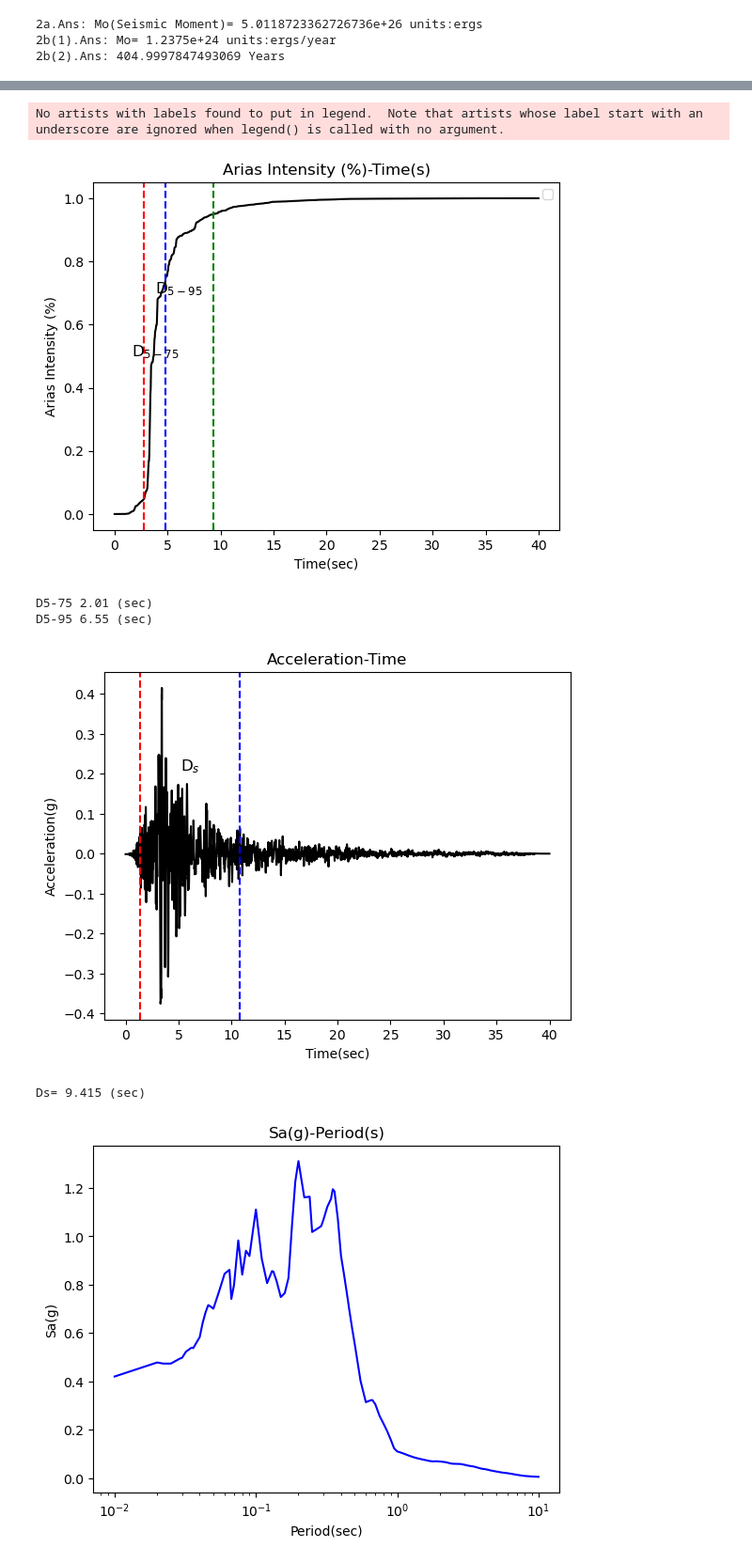
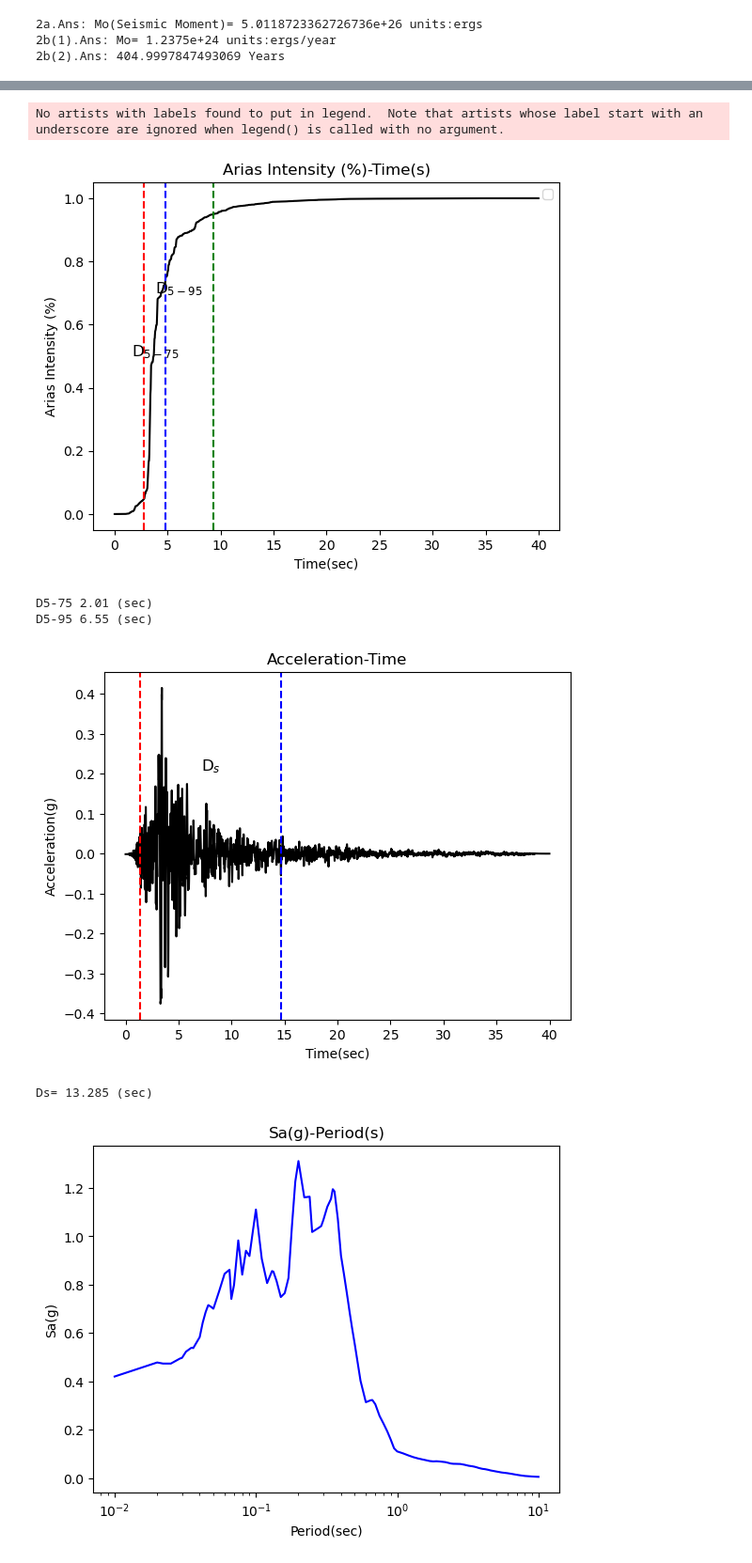
Before and after one commit to chsuYYY01/work, a Jupyter notebook: Soil_Dynamic.ipynb, the cells around one changed output, grey strips where cells are left out. Shown at 94% size. Saved outputs shown, nothing was run; the diff lists cells and outputs as text; code cells hidden in the pictures.

```diff
--- a/Soil_Dynamic.ipynb
+++ b/Soil_Dynamic.ipynb
@@ -145,36 +145,46 @@ text_y1 = max_AI * 0.7  # 文字标签的y坐标为最大值的0.9倍处
 plt.text(text_x1, text_y1, 'D$_{5-95}$', fontsize=12, ha='center')
 plt.legend()
 plt.show()
 print('D5-75',(Ds1),'(sec)')
 print('D5-95',Ds2,'(sec)')
 
 
 
 first_index = np.argmax(np.abs(acceleration) >= 0.05)
-last_index = len(acceleration) - np.argmax(acceleration[::-1] >= 0.05) - 1
+last_index = len(acceleration) - np.argmax(np.abs(acceleration[::-1]) >= 0.05)
 
 plt.plot(time, acceleration, linestyle='-', color='k', label='Connected Points')
 plt.xlabel('Time(sec)')
 plt.ylabel('Acceleration(g)')
 plt.title('Acceleration-Time')
 plt.axvline(time[first_index], color='red', linestyle='--')
 plt.axvline(time[last_index], color='blue', linestyle='--')
 text_x = (time[first_index] + time[last_index]) / 2  # 文字标签的x坐标为两条直线的中点
 text_y = np.max(acceleration) * 0.5  # 文字标签的y坐标为最大值的0.9倍处
 plt.text(text_x, text_y, 'D$_{s}$', fontsize=12, ha='center')
 
+
+#import numpy as np
+
+# 找到所有绝对值大于0.05的值的索引
+#indices = np.where(np.abs(acceleration) > 0.05)
+
+# 打印所有符合条件的值以及它们的相应时间
+#for index in indices[0]:
+   # print("Time:", time[index], "Acceleration:", acceleration[index])
+
 plt.show()
 print('Ds=',time[last_index]-time[first_index],'(sec)')
 # %% [output]
 [figure]
 [figure]
 [figure]
 No artists with labels found to put in legend.  Note that artists whose label start with an underscore are ignored when legend() is called with no argument.
 [figure]
 D5-75 2.01 (sec)
 D5-95 6.55 (sec)
-[figure, old version]
+[figure, new version]
-Ds= 9.415 (sec)
+Ds= 13.285 (sec)
 # %%
 #3.
 #c.
```
